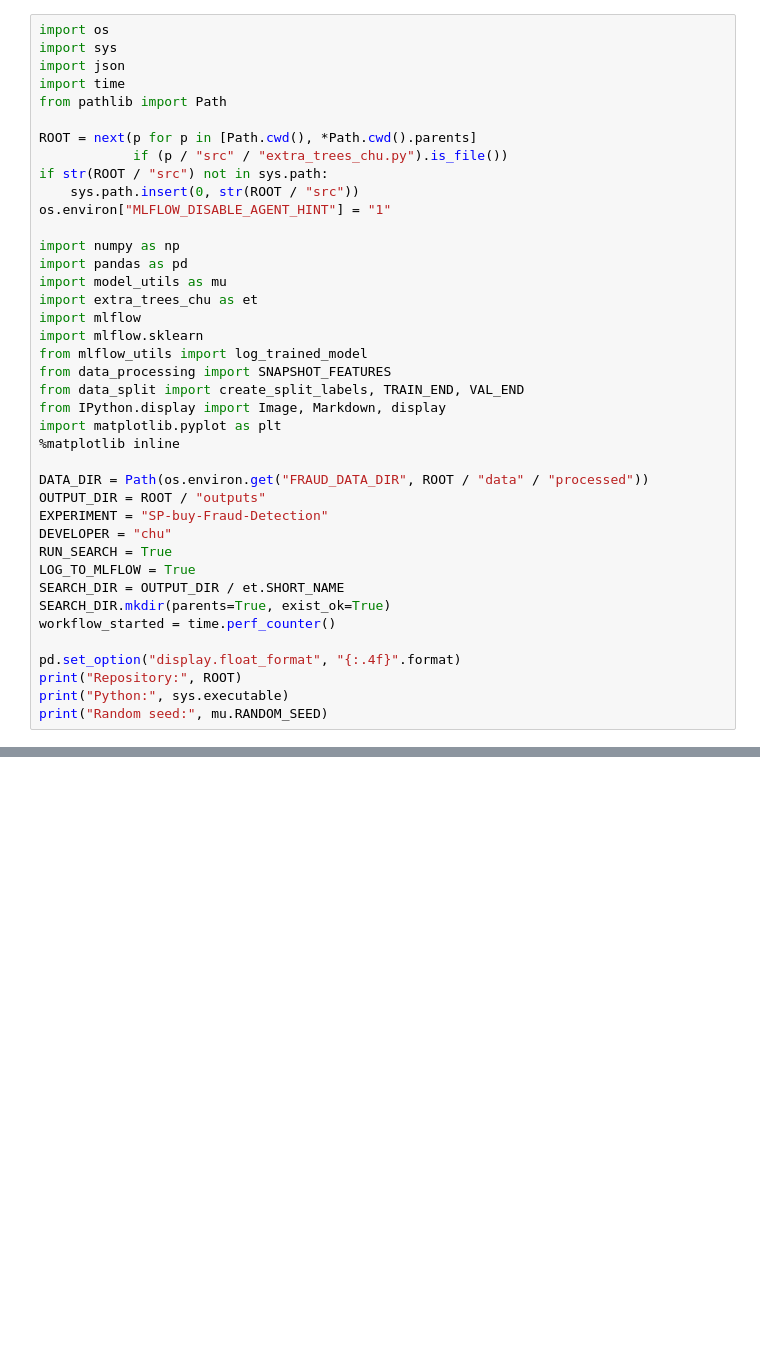
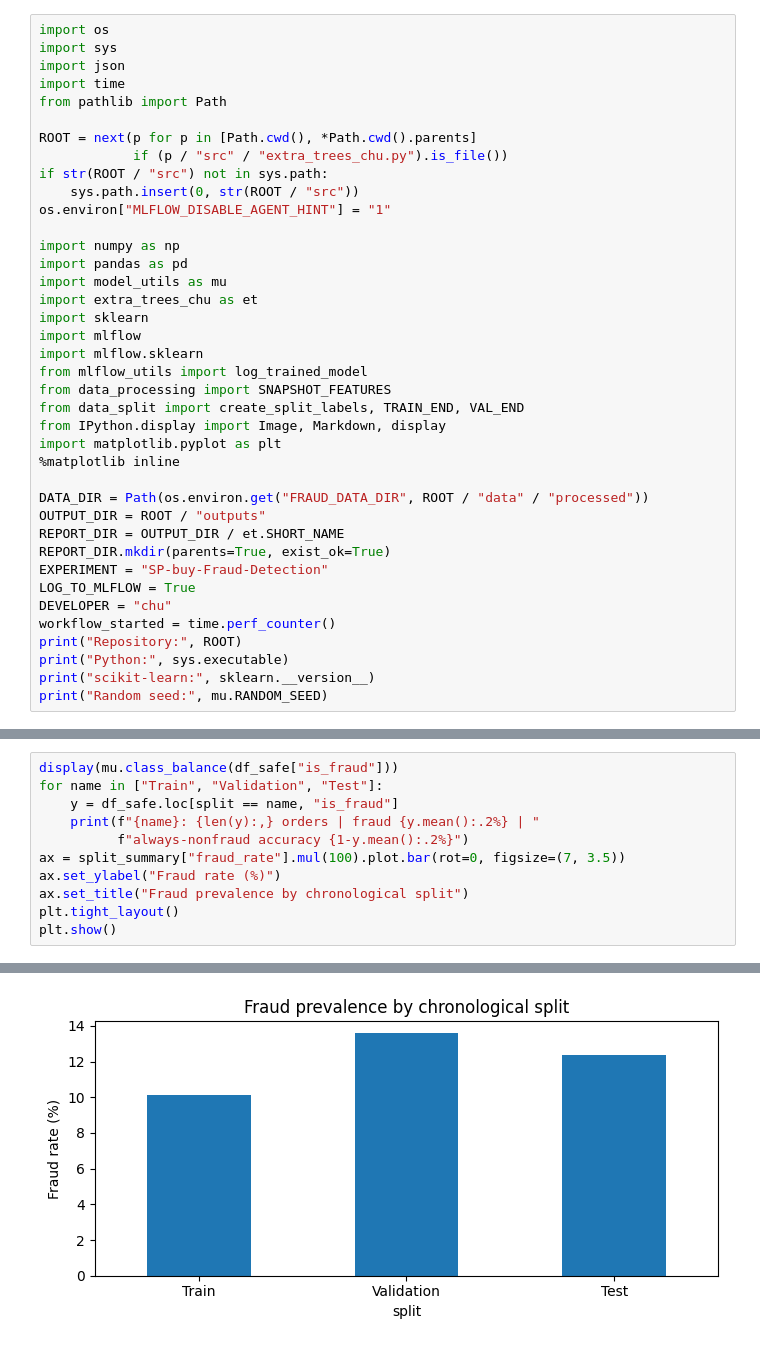
Before and after one commit to ABBYKETING/MLOps_CA1_group5, a Jupyter notebook: notebooks/extra_trees_chu.ipynb, the cells around one changed output, grey strips where cells are left out. Cells and saved outputs as stored; diff of their text form; blank space fills up the shorter version.

```diff
--- a/notebooks/extra_trees_chu.ipynb
+++ b/notebooks/extra_trees_chu.ipynb
@@ -37,6 +49,7 @@ import numpy as np
 import pandas as pd
 import model_utils as mu
 import extra_trees_chu as et
+import sklearn
 import mlflow
 import mlflow.sklearn
 from mlflow_utils import log_trained_model
@@ -48,17 +61,15 @@ import matplotlib.pyplot as plt
 
 DATA_DIR = Path(os.environ.get("FRAUD_DATA_DIR", ROOT / "data" / "processed"))
 OUTPUT_DIR = ROOT / "outputs"
+REPORT_DIR = OUTPUT_DIR / et.SHORT_NAME
+REPORT_DIR.mkdir(parents=True, exist_ok=True)
 EXPERIMENT = "SP-buy-Fraud-Detection"
+LOG_TO_MLFLOW = True
 DEVELOPER = "chu"
-RUN_SEARCH = True
-LOG_TO_MLFLOW = True
-SEARCH_DIR = OUTPUT_DIR / et.SHORT_NAME
-SEARCH_DIR.mkdir(parents=True, exist_ok=True)
 workflow_started = time.perf_counter()
-
-pd.set_option("display.float_format", "{:.4f}".format)
 print("Repository:", ROOT)
 print("Python:", sys.executable)
+print("scikit-learn:", sklearn.__version__)
 print("Random seed:", mu.RANDOM_SEED)
 # %% [output]
 Repository: C:\Users\User\Desktop\AMLOPs\CA1\MLOps_CA1_group5
@@ -514,0 +178,12 @@ python src/extra_trees_chu.py --selected-params outputs/extra_trees_chu/selected
+# %%
+display(mu.class_balance(df_safe["is_fraud"]))
+for name in ["Train", "Validation", "Test"]:
+    y = df_safe.loc[split == name, "is_fraud"]
+    print(f"{name}: {len(y):,} orders | fraud {y.mean():.2%} | "
+          f"always-nonfraud accuracy {1-y.mean():.2%}")
+ax = split_summary["fraud_rate"].mul(100).plot.bar(rot=0, figsize=(7, 3.5))
+ax.set_ylabel("Fraud rate (%)")
+ax.set_title("Fraud prevalence by chronological split")
+plt.tight_layout()
+plt.show()
+# %% [output]
@@ -514,0 +197 @@ python src/extra_trees_chu.py --selected-params outputs/extra_trees_chu/selected
+[figure, added]
```
Also changed, not shown: parts of 85 cells of this notebook, 2 other files.
